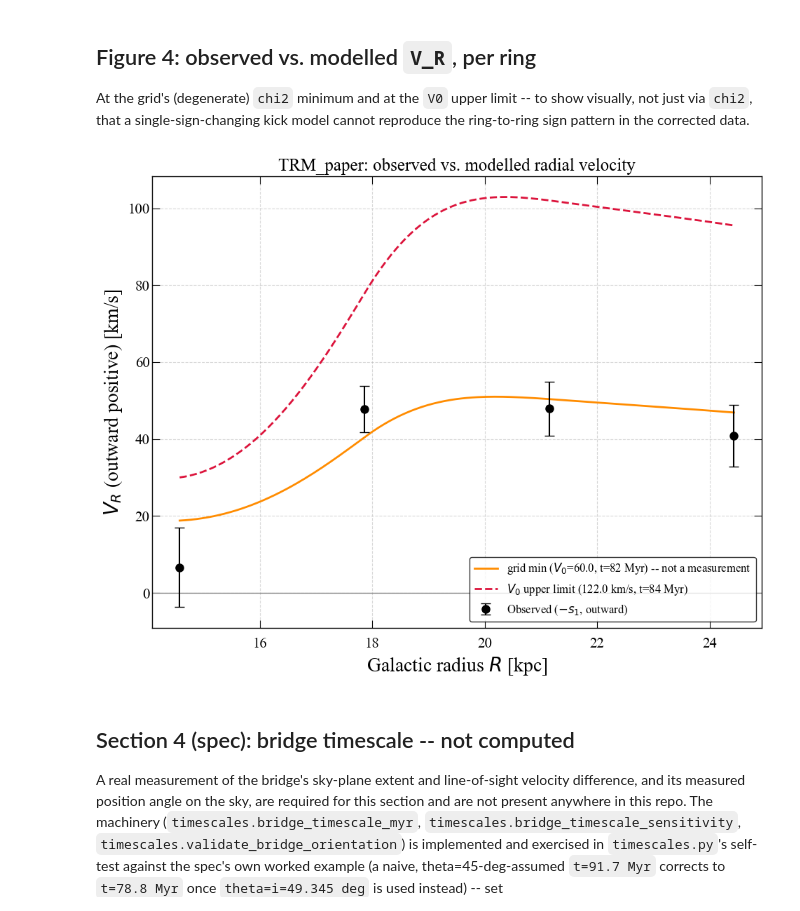
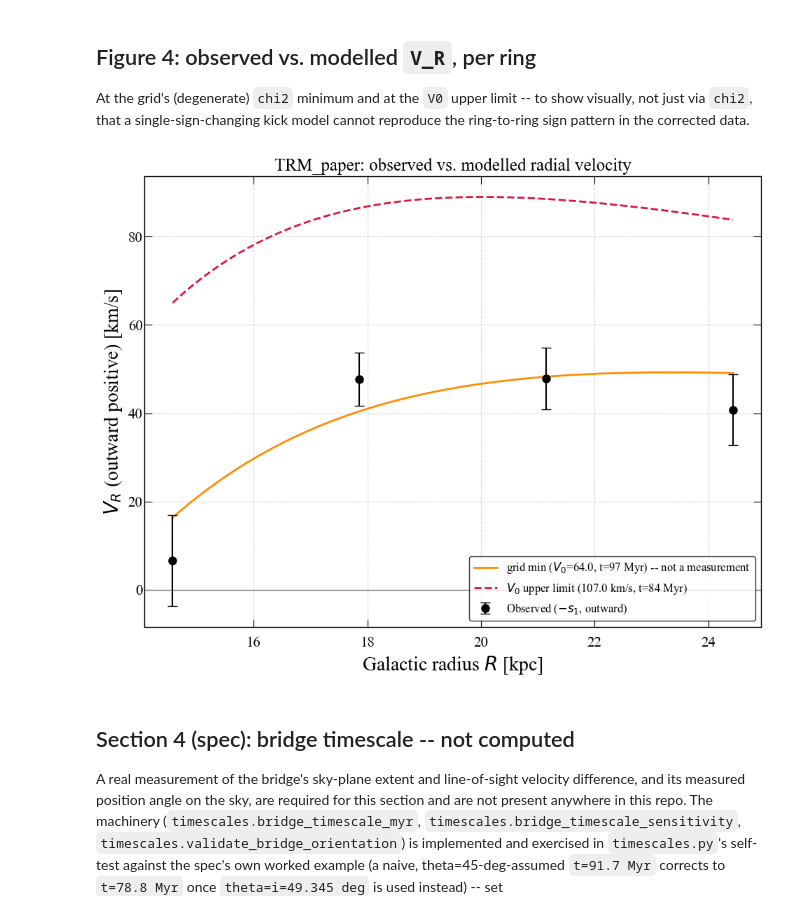
Before and after one commit to Suvajit-Sardar/SM_harmonic_fit, a Jupyter notebook: timescales_pipeline_TRM_paper.ipynb, the cells around one changed output. Saved outputs shown, nothing was run; the diff lists cells and outputs as text; code cells hidden in the pictures.

```diff
--- a/timescales_pipeline_TRM_paper.ipynb
+++ b/timescales_pipeline_TRM_paper.ipynb
@@ -325,31 +338,31 @@ cannot reproduce the ring-to-ring sign pattern in the corrected data.
 # %%
 def fig_obs_vs_model(rv, rc, grid, ul, cfg):
     fig, ax = plt.subplots(figsize=(10, 8))
     ax.errorbar(rv.radii_kpc, rv.v_R_outward_kms, yerr=rv.sigma_kms, fmt="o", color="black",
                 capsize=5, elinewidth=1.5, markersize=8, label="Observed ($-s_1$, outward)", zorder=5)
 
     R_grid = np.linspace(rc.radii_kpc.min(), rc.radii_kpc.max(), 200)
-    model_min = ts.kick_model_v_R(R_grid, grid.t_at_min, grid.V0_at_min, cfg.alpha, rc.spline, cfg.r_ref_kpc)
+    model_min = ts.kick_model_v_R(R_grid, grid.t_at_min, grid.V0_at_min, cfg.alpha, rc.curve, cfg.r_ref_kpc)
     model_ul = ts.kick_model_v_R(R_grid, ul["t_at_tightest_myr"], ul["V0_upper_limit_tightest_kms"],
-                                  cfg.alpha, rc.spline, cfg.r_ref_kpc)
+                                  cfg.alpha, rc.curve, cfg.r_ref_kpc)
     ax.plot(R_grid, model_min, color="darkorange", lw=2,
             label=f"grid min ($V_0$={grid.V0_at_min:.1f}, t={grid.t_at_min:.0f} Myr) -- not a measurement")
     ax.plot(R_grid, model_ul, color="crimson", lw=2, linestyle="--",
             label=f"$V_0$ upper limit ({ul['V0_upper_limit_tightest_kms']:.1f} km/s, t={ul['t_at_tightest_myr']:.0f} Myr)")
 
     ax.axhline(0, color="gray", lw=1)
     ax.set_xlabel("Galactic radius $R$ [kpc]")
     ax.set_ylabel(r"$V_R$ (outward positive) [km/s]")
     ax.grid(True, linestyle="--", alpha=0.5)
     ax.legend(loc="best", frameon=True, fontsize=12)
     ax.set_title(f"{TRM_DIR}: observed vs. modelled radial velocity")
     fig.tight_layout()
     return fig
 
 fig_obs_vs_model(rv, rc, grid, ul, cfg)
 None
 # %% [output]
-[figure, old version]
+[figure, new version]
 # %% [markdown]
 ## Section 4 (spec): bridge timescale -- not computed
 
```
Also changed, not shown: parts of 8 cells of this notebook, 3 other files.
